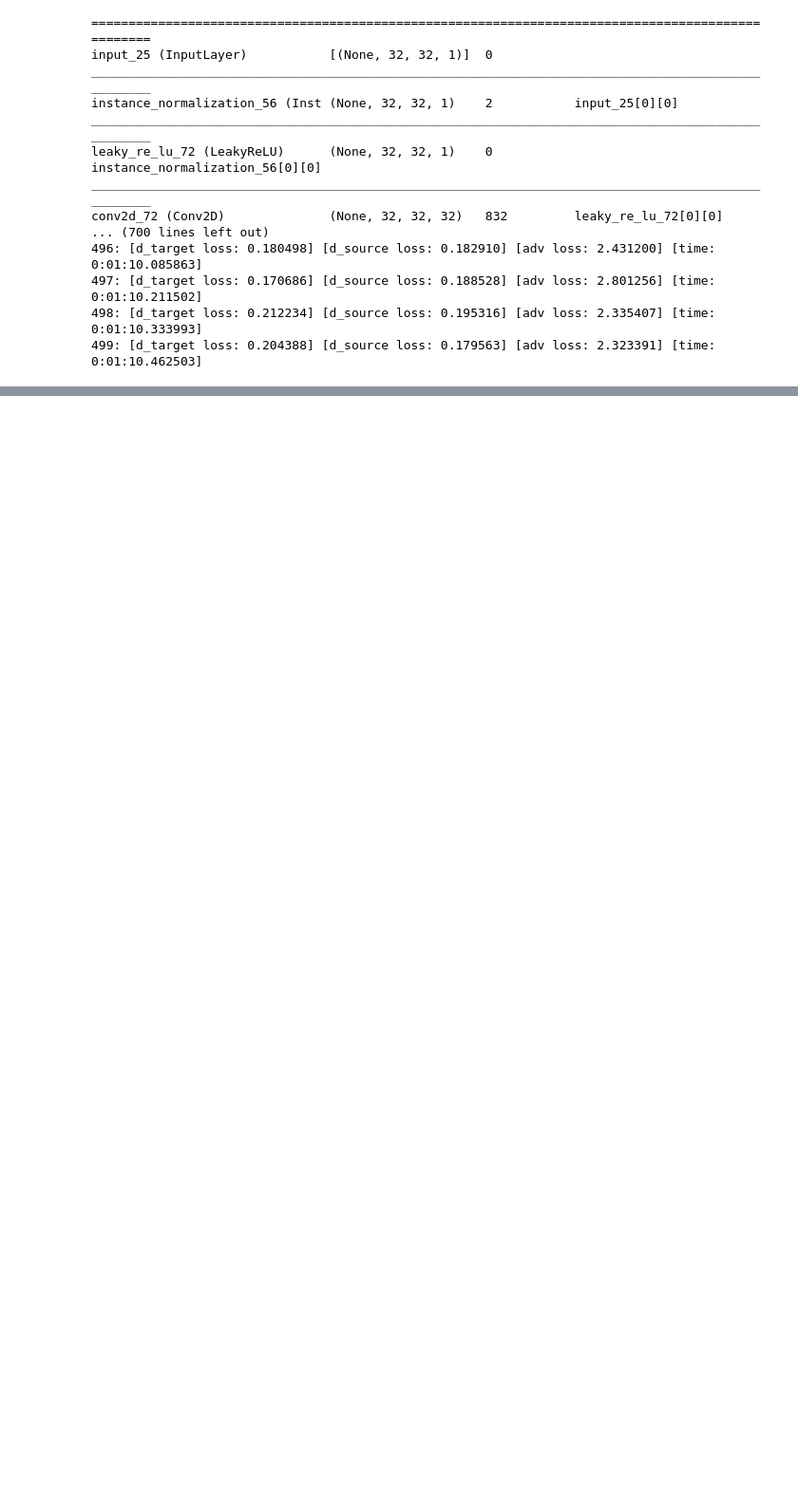
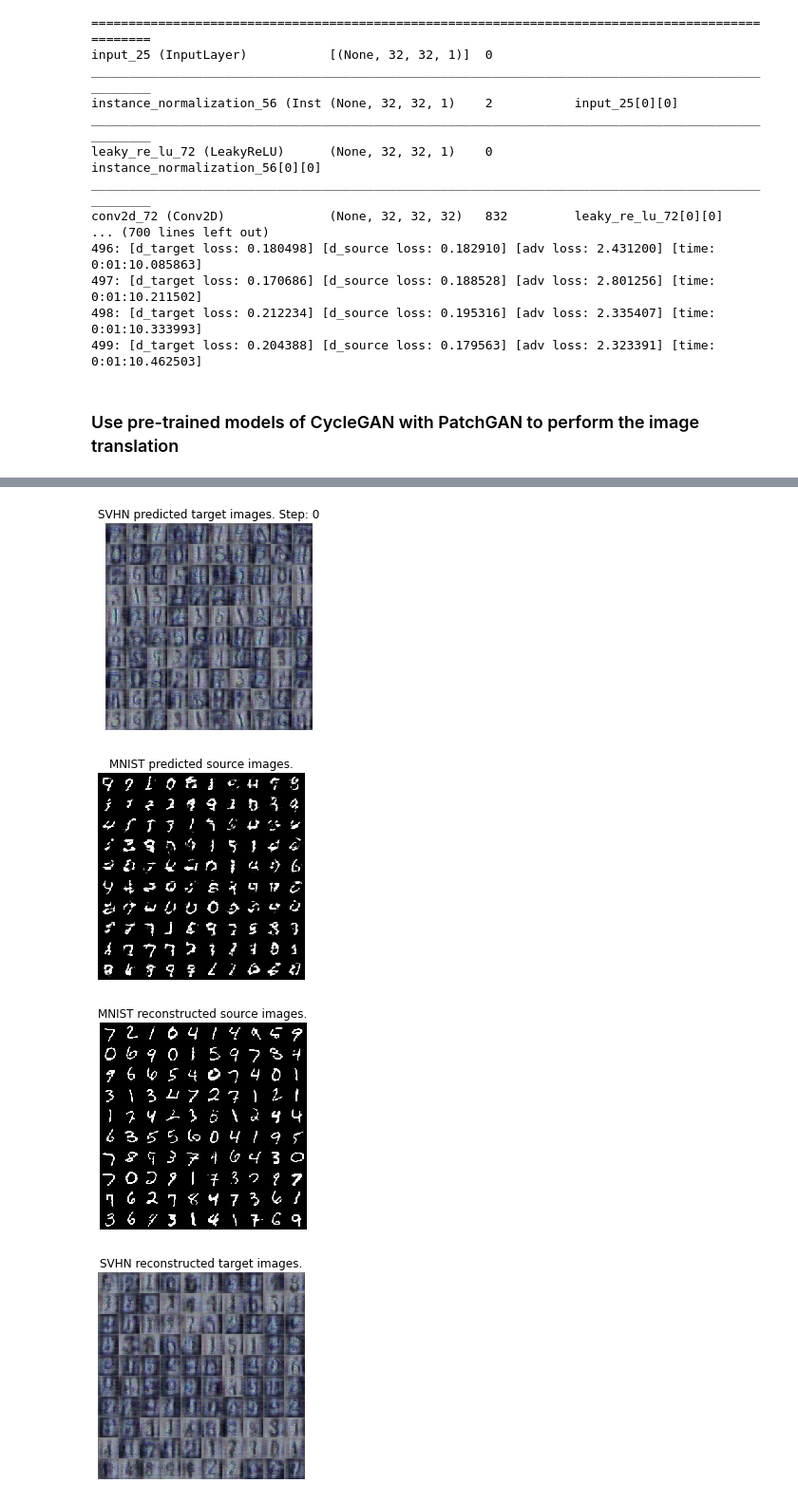
Before and after one commit to activationfunction/DeepLearningCourse, a Jupyter notebook: arbitrary_style_transfer_mnist.ipynb, the cells around one changed output, grey strips where cells are left out. Shown at 95% size. Cells and saved outputs as stored; diff of their text form; code cells hidden in the pictures; blank space fills up the shorter version.

```diff
--- a/arbitrary_style_transfer_mnist.ipynb
+++ b/arbitrary_style_transfer_mnist.ipynb
@@ -894,0 +892,8 @@ else:
+# %% [markdown]
+### Use pre-trained models of CycleGAN with PatchGAN to perform the image translation
+# %%
+g_source = load_model('cyclegan_mnist_svhn-g_source.h5')
+g_target = load_model('cyclegan_mnist_svhn-g_target.h5')
+g_models = (g_source, g_target)
+mnist_cross_svhn(g_models)
+# %% [output]
@@ -894,0 +918,4 @@ else:
+[figure, added]
+[figure, added]
+[figure, added]
+[figure, added]
```
Also changed, not shown: parts of 12 cells of this notebook.
